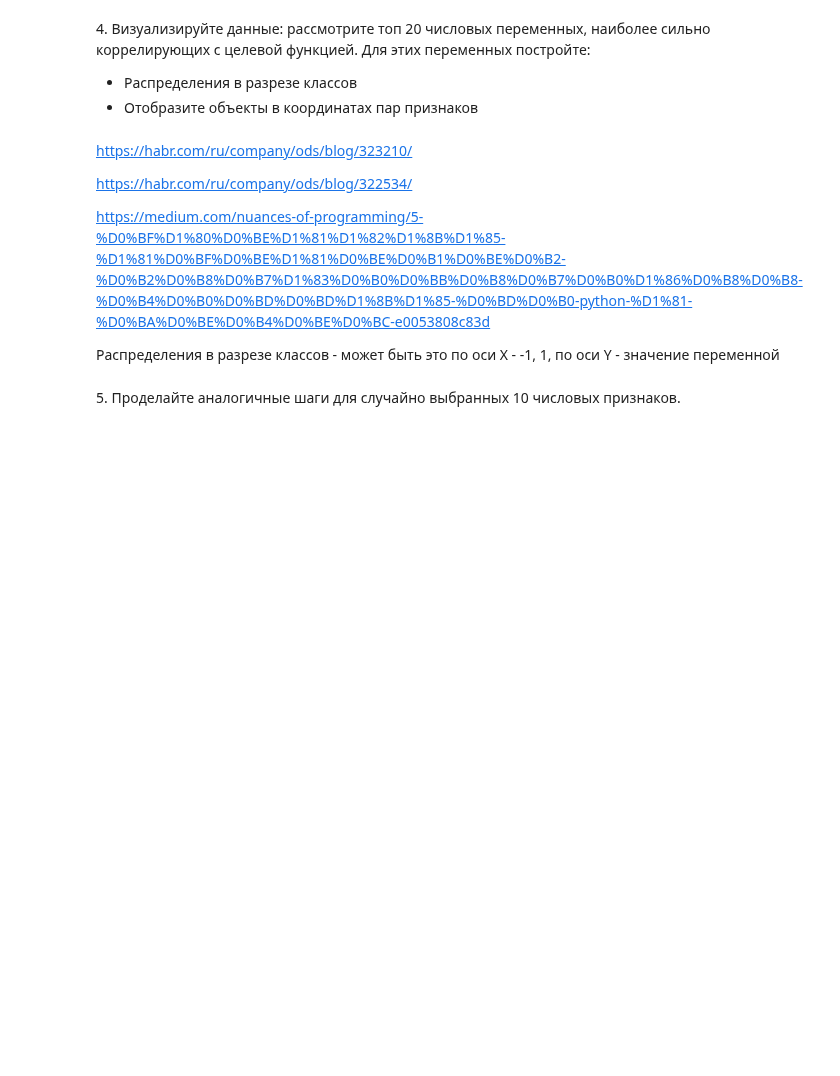
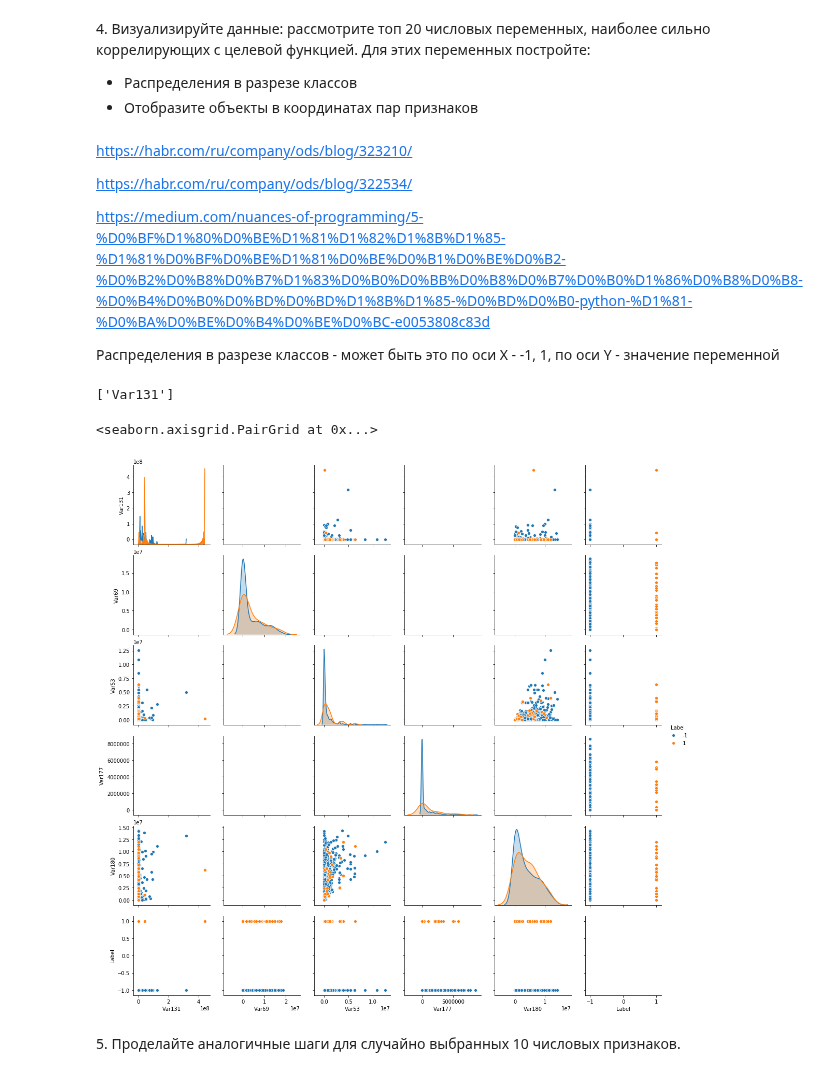
Before and after one commit to dminikorenb/DataLearning, a Jupyter notebook: 2-churn_prediction/dminik6_part2_w1.ipynb, the cells around one changed output. Saved outputs shown, nothing was run; the diff lists cells and outputs as text; code cells hidden in the pictures; blank space fills up the shorter version.

```diff
--- a/2-churn_prediction/dminik6_part2_w1.ipynb
+++ b/2-churn_prediction/dminik6_part2_w1.ipynb
@@ -179,6 +168,17 @@ https://medium.com/nuances-of-programming/5-%D0%BF%D1%80%D0%BE%D1%81%D1%82%D1%8B
 
 
 Распределения в разрезе классов - может быть это по оси X - -1, 1, по оси Y - значение переменной
+# %%
+df4 = df_data[ser_sort.head(5).index.tolist() + ['Label']]
+# %%
+ser_sort.head(1).index.tolist()
+# %% [output]
+['Var131']
+# %%
+pairplot(df4, hue='Label')
+# %% [output]
+<seaborn.axisgrid.PairGrid at 0x...>
+[figure, added]
 # %% [markdown]
 5\. Проделайте аналогичные шаги для случайно выбранных 10 числовых признаков.
 # %% [markdown]
```
Also changed, not shown: parts of 4 cells of this notebook.
